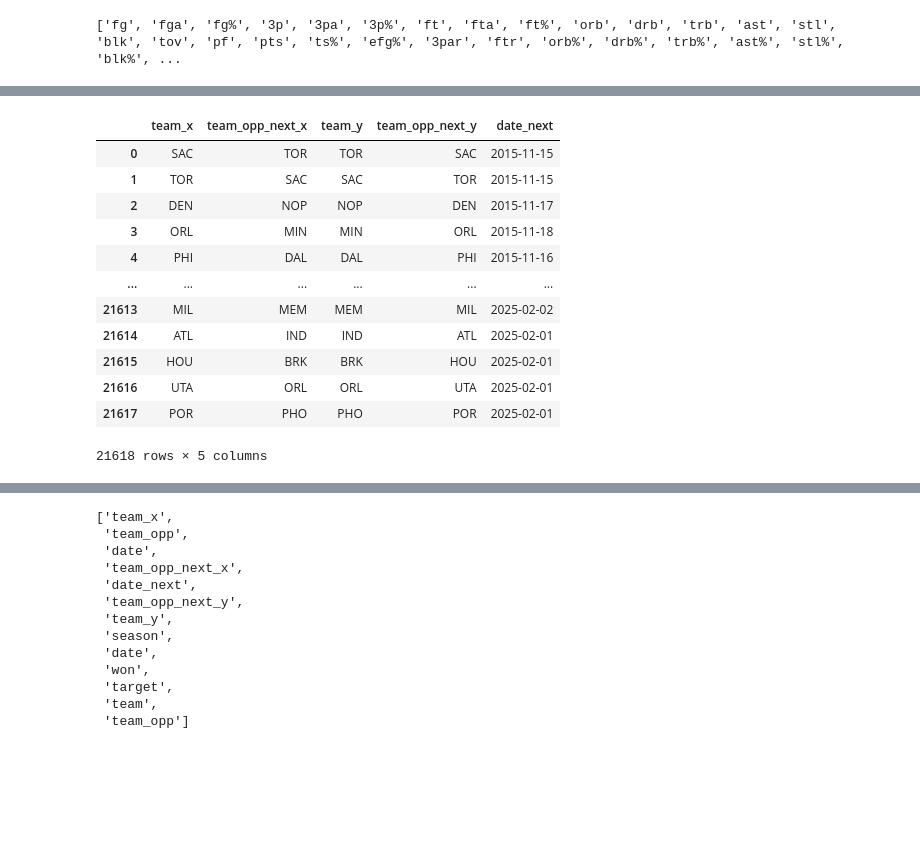
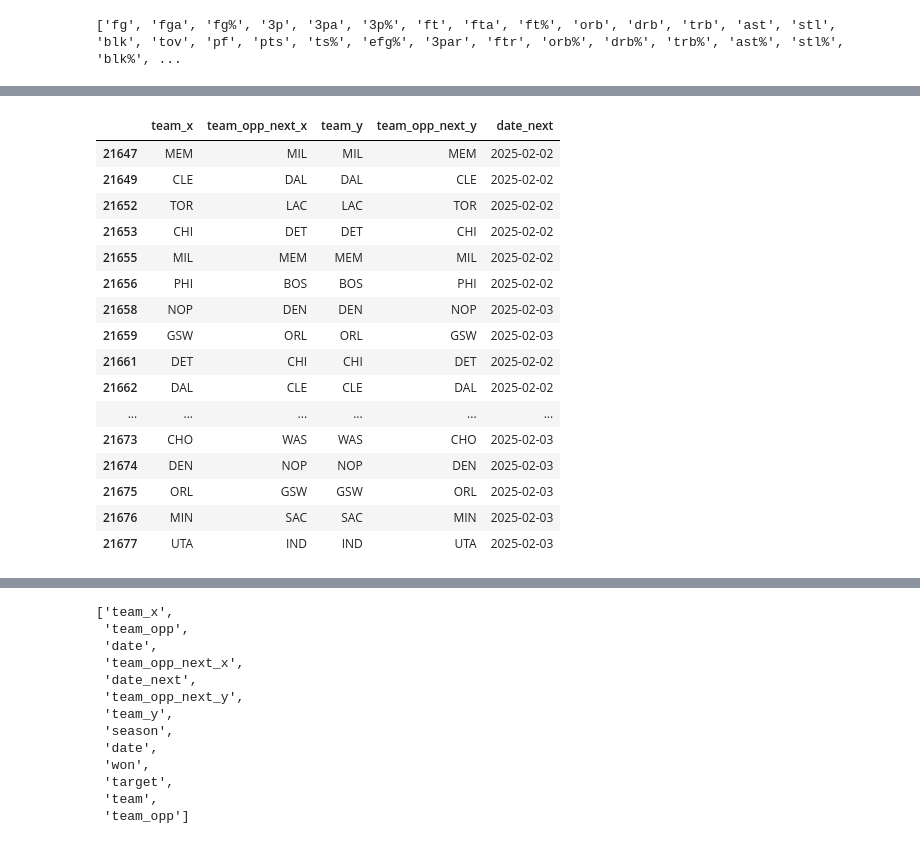
Before and after one commit to Niko2425/NBA-Predict, a Jupyter notebook: predict.ipynb, the cells around one changed output, grey strips where cells are left out. Saved outputs shown, nothing was run; the diff lists cells and outputs as text; code cells hidden in the pictures; blank space fills up the shorter version.

```diff
--- a/predict.ipynb
+++ b/predict.ipynb
@@ -356,6 +302,7 @@ df[df["team"] == "CHI"][["date", "target", "team", "season", "team_opp", "home_n
 # %%
 # Now, we will use our future csv with future games to fill in home_next, team_opp_next, and date_next
-future = pd.read_csv("future_test_02_01.csv")
-future[future["away_abbrev"] == "MEM"]
+future = pd.read_csv("future_2025.csv")
+#future[future["away_abbrev"] == "MEM"]
+future
 # %% [output]
 |  | Date | Start (ET) | Visitor/Neutral | Home/Neutral | home_abbrev | away_abbrev |
@@ -377,0 +321,15 @@ future[future["away_abbrev"] == "MEM"]
+# %%
+# Before using the future dataframe, we will drop all the games that have already been played using today's date
+def parse_date(date_str):
+    return datetime.strptime(date_str, "%Y-%m-%d").date() # We access date() method to not compare times (ruins comparison)
+
+def remove_old_games(df, curr_date):
+    # Drop all rows with dates before today (but keep today's date for predicting)
+    df = df.drop(
+        df[df["Date"].apply(parse_date) < curr_date.date()].index
+    )
+    return df
+
+curr_date = datetime.today()
+future = remove_old_games(future, curr_date)
+future
@@ -443,18 +441,23 @@ full = df.merge(
     right_on=["team_opp_next", "date_next"]
 )
 # %%
-full[["team_x", "team_opp_next_x", "team_y", "team_opp_next_y", "date_next"]]
+# Here, team_y is team_x's (the one we're analyzing) NEXT opponent, and so team_y's next opponent should match team_x
+full[full["target"] == 2][["team_x", "team_opp_next_x", "team_y", "team_opp_next_y", "date_next"]]
 # %% [output]
 |  | team_x | team_opp_next_x | team_y | team_opp_next_y | date_next |
-| 0 | SAC | TOR | TOR | SAC | 2015-11-15 |
-| 1 | TOR | SAC | SAC | TOR | 2015-11-15 |
-| 2 | DEN | NOP | NOP | DEN | 2015-11-17 |
-| 3 | ORL | MIN | MIN | ORL | 2015-11-18 |
-| 4 | PHI | DAL | DAL | PHI | 2015-11-16 |
+| 21647 | MEM | MIL | MIL | MEM | 2025-02-02 |
+| 21649 | CLE | DAL | DAL | CLE | 2025-02-02 |
+| 21652 | TOR | LAC | LAC | TOR | 2025-02-02 |
+| 21653 | CHI | DET | DET | CHI | 2025-02-02 |
+| 21655 | MIL | MEM | MEM | MIL | 2025-02-02 |
+| 21656 | PHI | BOS | BOS | PHI | 2025-02-02 |
+| 21658 | NOP | DEN | DEN | NOP | 2025-02-03 |
+| 21659 | GSW | ORL | ORL | GSW | 2025-02-03 |
+| 21661 | DET | CHI | CHI | DET | 2025-02-02 |
+| 21662 | DAL | CLE | CLE | DAL | 2025-02-02 |
 | ... | ... | ... | ... | ... | ... |
-| 21613 | MIL | MEM | MEM | MIL | 2025-02-02 |
-| 21614 | ATL | IND | IND | ATL | 2025-02-01 |
-| 21615 | HOU | BRK | BRK | HOU | 2025-02-01 |
-| 21616 | UTA | ORL | ORL | UTA | 2025-02-01 |
-| 21617 | POR | PHO | PHO | POR | 2025-02-01 |
+| 21673 | CHO | WAS | WAS | CHO | 2025-02-03 |
+| 21674 | DEN | NOP | NOP | DEN | 2025-02-03 |
+| 21675 | ORL | GSW | GSW | ORL | 2025-02-03 |
+| 21676 | MIN | SAC | SAC | MIN | 2025-02-03 |
+| 21677 | UTA | IND | IND | UTA | 2025-02-03 |
-21618 rows × 5 columns
```
Also changed, not shown: parts of 29 cells of this notebook, 4 other files.
